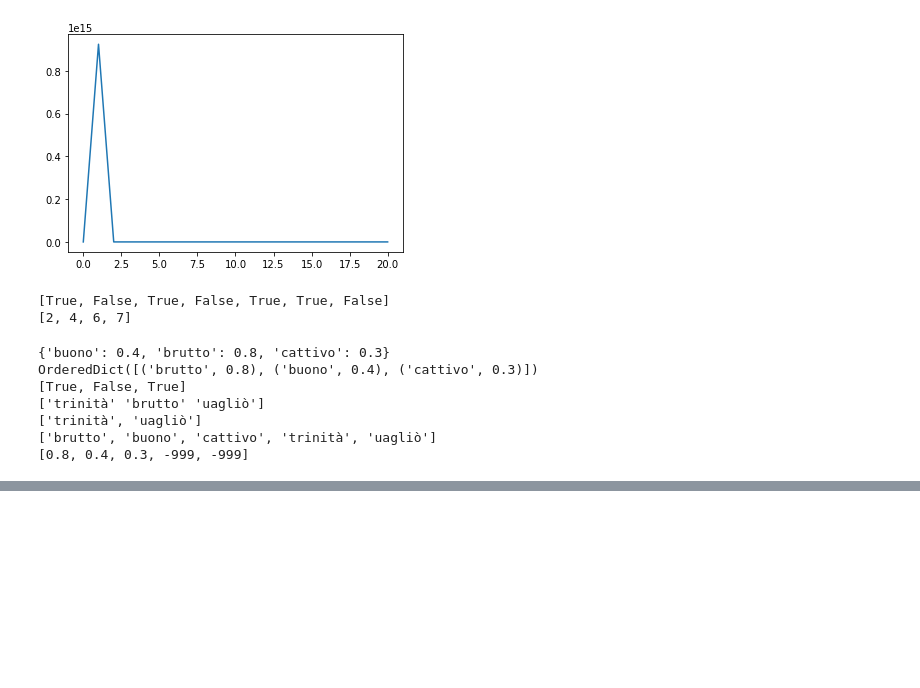
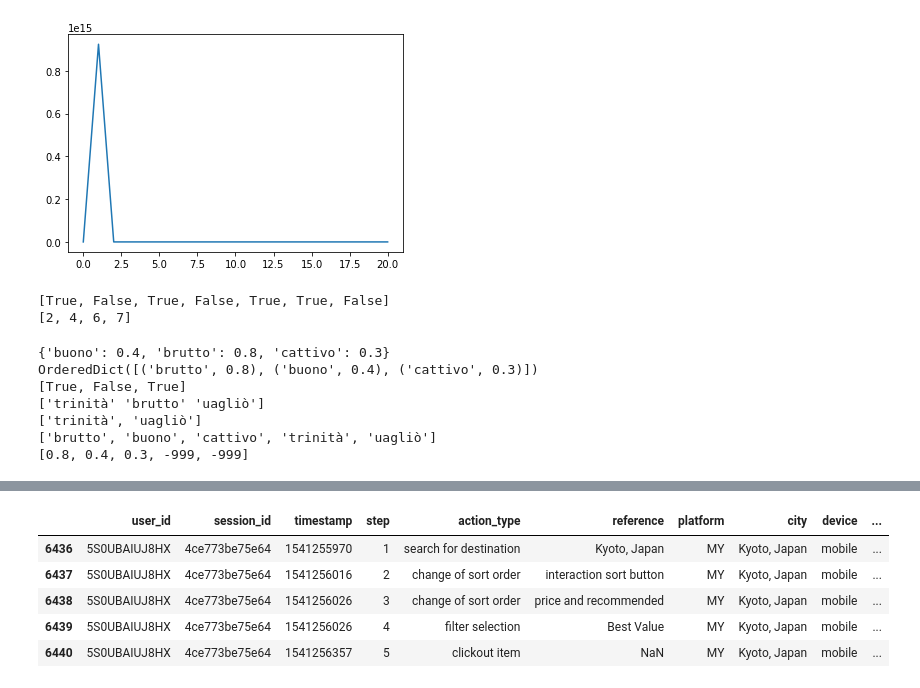
Before and after one commit to D2KLab/touringrec, a Jupyter notebook: SetupScript/Check_vari.ipynb, the cells around one changed output, grey strips where cells are left out. Saved outputs shown, nothing was run; the diff lists cells and outputs as text; code cells hidden in the pictures; blank space fills up the shorter version.

```diff
--- a/SetupScript/Check_vari.ipynb
+++ b/SetupScript/Check_vari.ipynb
@@ -147,0 +178,9 @@ OrderedDict([('brutto', 0.8), ('buono', 0.4), ('cattivo', 0.3)])
+# %%
+df_test[df_test['session_id'] == '4ce773be75e64']
+# %% [output]
+|  | user_id | session_id | timestamp | step | action_type | reference | platform | city | device | ... |
+| 6436 | 5S0UBAIUJ8HX | 4ce773be75e64 | 1541255970 | 1 | search for destination | Kyoto, Japan | MY | Kyoto, Japan | mobile | ... |
+| 6437 | 5S0UBAIUJ8HX | 4ce773be75e64 | 1541256016 | 2 | change of sort order | interaction sort button | MY | Kyoto, Japan | mobile | ... |
+| 6438 | 5S0UBAIUJ8HX | 4ce773be75e64 | 1541256026 | 3 | change of sort order | price and recommended | MY | Kyoto, Japan | mobile | ... |
+| 6439 | 5S0UBAIUJ8HX | 4ce773be75e64 | 1541256026 | 4 | filter selection | Best Value | MY | Kyoto, Japan | mobile | ... |
+| 6440 | 5S0UBAIUJ8HX | 4ce773be75e64 | 1541256357 | 5 | clickout item | NaN | MY | Kyoto, Japan | mobile | ... |
```
Also changed, not shown: parts of 6 cells of this notebook, 13 other files.
